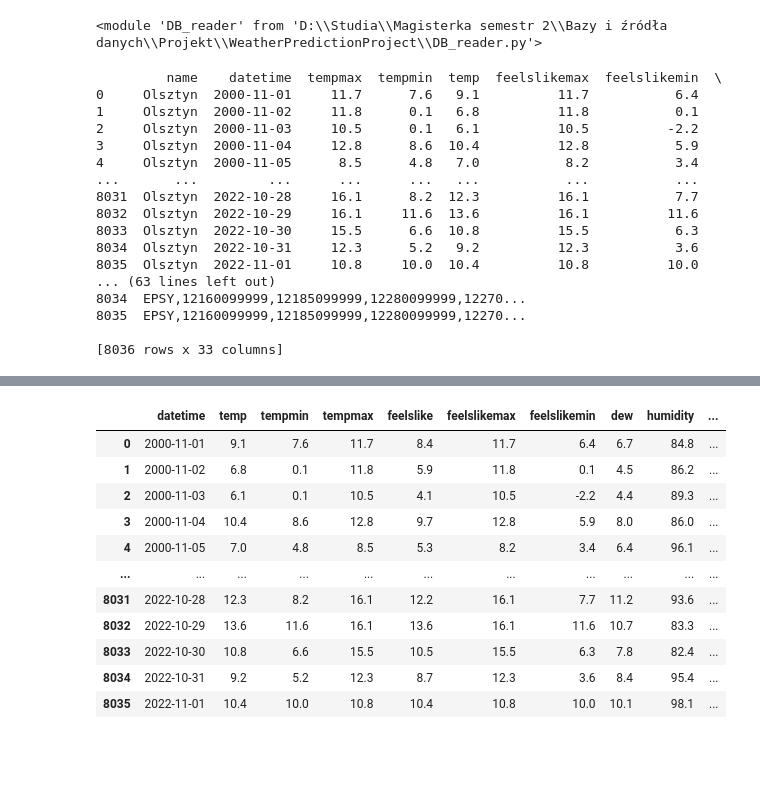
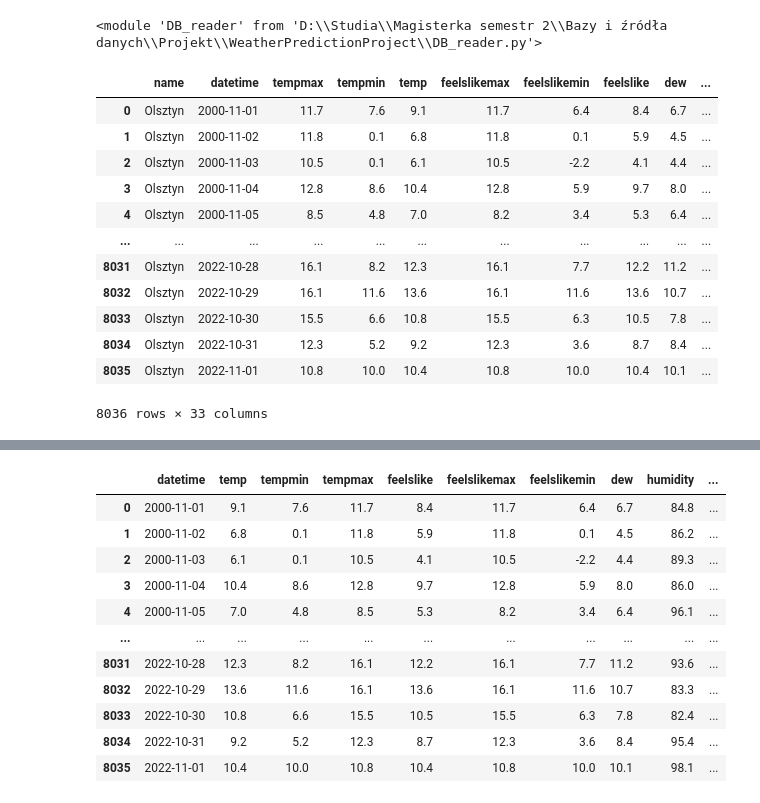
Before and after one commit to JankowRepo/WeatherPredictionProject, a Jupyter notebook: Visualisation_and_ML.ipynb, the cells around one changed output, grey strips where cells are left out. Cells and saved outputs as stored; diff of their text form; code cells hidden in the pictures; blank space fills up the shorter version.

```diff
--- a/Visualisation_and_ML.ipynb
+++ b/Visualisation_and_ML.ipynb
@@ -15,25 +15,22 @@ importlib.reload(db)
 # %%
 df=db.read_data('postgresql+psycopg2://postgres:admin@localhost/postgres')
 # df=db.read_data('postgresql+psycopg2://postgres:adam123@localhost/postgres')
-print(df)
+# print(df)
+df
 # %% [output]
+|  | name | datetime | tempmax | tempmin | temp | feelslikemax | feelslikemin | feelslike | dew | ... |
+| 0 | Olsztyn | 2000-11-01 | 11.7 | 7.6 | 9.1 | 11.7 | 6.4 | 8.4 | 6.7 | ... |
+| 1 | Olsztyn | 2000-11-02 | 11.8 | 0.1 | 6.8 | 11.8 | 0.1 | 5.9 | 4.5 | ... |
+| 2 | Olsztyn | 2000-11-03 | 10.5 | 0.1 | 6.1 | 10.5 | -2.2 | 4.1 | 4.4 | ... |
+| 3 | Olsztyn | 2000-11-04 | 12.8 | 8.6 | 10.4 | 12.8 | 5.9 | 9.7 | 8.0 | ... |
+| 4 | Olsztyn | 2000-11-05 | 8.5 | 4.8 | 7.0 | 8.2 | 3.4 | 5.3 | 6.4 | ... |
+| ... | ... | ... | ... | ... | ... | ... | ... | ... | ... | ... |
+| 8031 | Olsztyn | 2022-10-28 | 16.1 | 8.2 | 12.3 | 16.1 | 7.7 | 12.2 | 11.2 | ... |
+| 8032 | Olsztyn | 2022-10-29 | 16.1 | 11.6 | 13.6 | 16.1 | 11.6 | 13.6 | 10.7 | ... |
+| 8033 | Olsztyn | 2022-10-30 | 15.5 | 6.6 | 10.8 | 15.5 | 6.3 | 10.5 | 7.8 | ... |
+| 8034 | Olsztyn | 2022-10-31 | 12.3 | 5.2 | 9.2 | 12.3 | 3.6 | 8.7 | 8.4 | ... |
+| 8035 | Olsztyn | 2022-11-01 | 10.8 | 10.0 | 10.4 | 10.8 | 10.0 | 10.4 | 10.1 | ... |
-         name    datetime  tempmax  tempmin  temp  feelslikemax  feelslikemin  \
-0     Olsztyn  2000-11-01     11.7      7.6   9.1          11.7           6.4
-1     Olsztyn  2000-11-02     11.8      0.1   6.8          11.8           0.1
-2     Olsztyn  2000-11-03     10.5      0.1   6.1          10.5          -2.2
-3     Olsztyn  2000-11-04     12.8      8.6  10.4          12.8           5.9
-4     Olsztyn  2000-11-05      8.5      4.8   7.0           8.2           3.4
-...       ...         ...      ...      ...   ...           ...           ...
-8031  Olsztyn  2022-10-28     16.1      8.2  12.3          16.1           7.7
-8032  Olsztyn  2022-10-29     16.1     11.6  13.6          16.1          11.6
-8033  Olsztyn  2022-10-30     15.5      6.6  10.8          15.5           6.3
-8034  Olsztyn  2022-10-31     12.3      5.2   9.2          12.3           3.6
-8035  Olsztyn  2022-11-01     10.8     10.0  10.4          10.8          10.0
-... (63 lines left out)
-8034  EPSY,12160099999,12185099999,12280099999,12270...
-8035  EPSY,12160099999,12185099999,12280099999,12270...
-
-[8036 rows x 33 columns]
+8036 rows × 33 columns
 # %%
 today_weather = db.getWeatherForecast()
 today_weather
```
Also changed, not shown: parts of 5 cells of this notebook, 1 other file.
